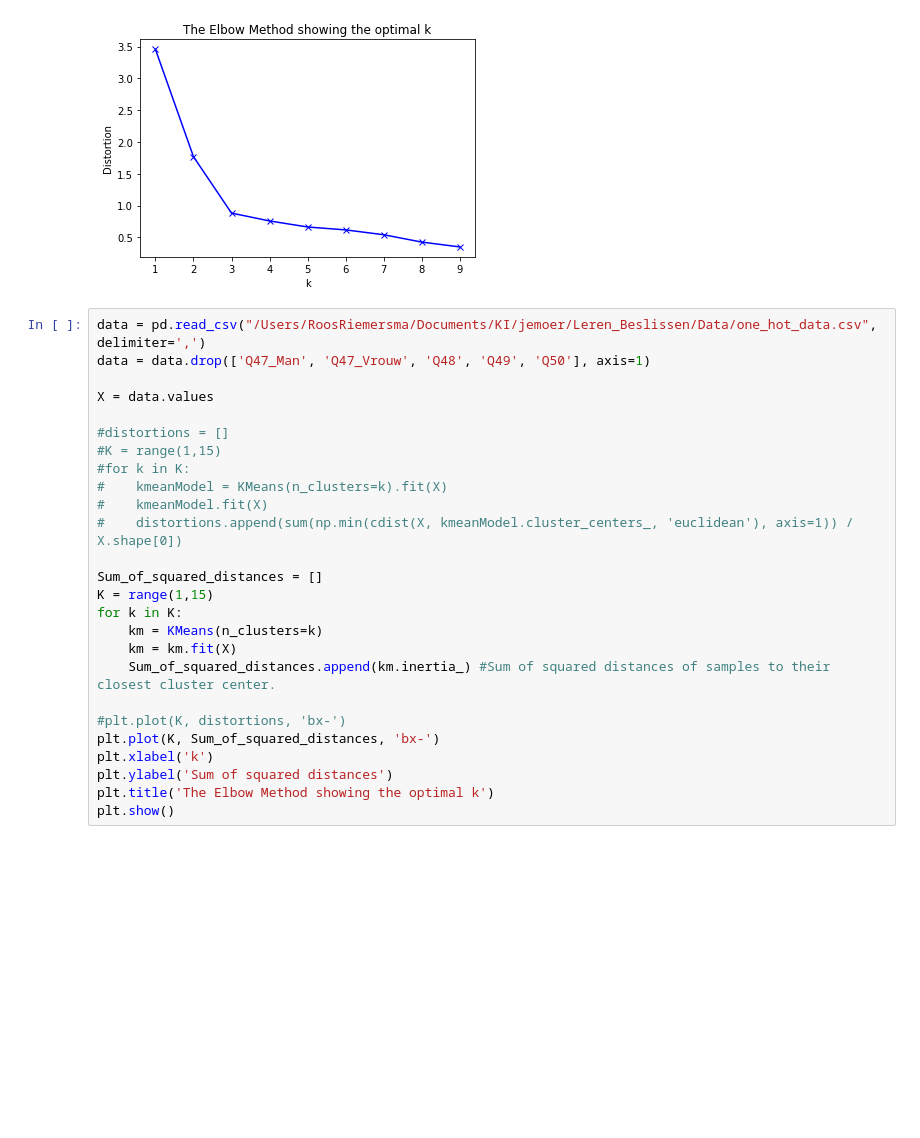
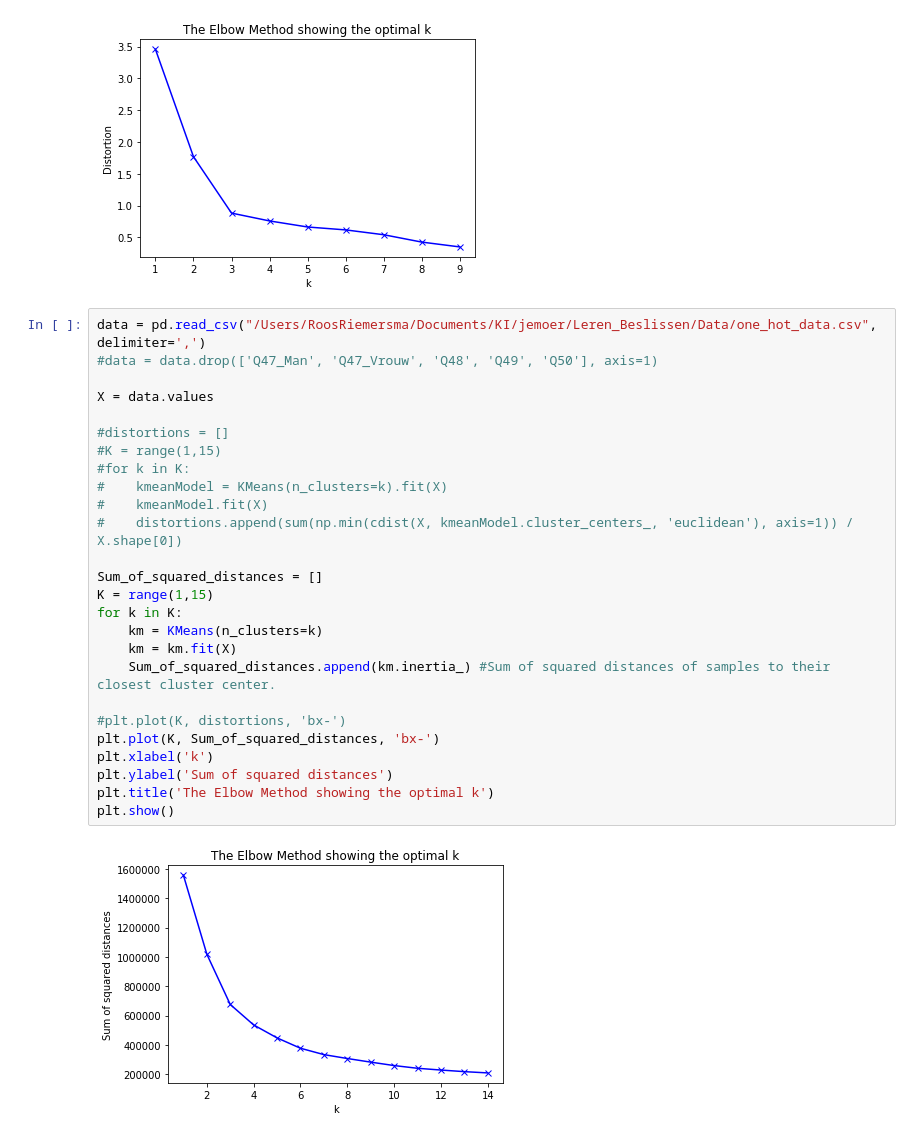
Before and after one commit to RoelvdBurght/Leren_Beslissen, a Jupyter notebook: Roos/bewerken_data.ipynb, the cells around one changed output. Saved outputs shown, nothing was run; the diff lists cells and outputs as text; blank space fills up the shorter version.

```diff
--- a/Roos/bewerken_data.ipynb
+++ b/Roos/bewerken_data.ipynb
@@ -83,27 +83,29 @@ plt.show()
 [figure]
 # %%
 data = pd.read_csv("/Users/RoosRiemersma/Documents/KI/jemoer/Leren_Beslissen/Data/one_hot_data.csv", delimiter=',')
-data = data.drop(['Q47_Man', 'Q47_Vrouw', 'Q48', 'Q49', 'Q50'], axis=1)
+#data = data.drop(['Q47_Man', 'Q47_Vrouw', 'Q48', 'Q49', 'Q50'], axis=1)
 
 X = data.values
 
 #distortions = []
 #K = range(1,15)
 #for k in K:
 #    kmeanModel = KMeans(n_clusters=k).fit(X)
 #    kmeanModel.fit(X)
 #    distortions.append(sum(np.min(cdist(X, kmeanModel.cluster_centers_, 'euclidean'), axis=1)) / X.shape[0])
 
 Sum_of_squared_distances = []
 K = range(1,15)
 for k in K:
     km = KMeans(n_clusters=k)
     km = km.fit(X)
     Sum_of_squared_distances.append(km.inertia_) #Sum of squared distances of samples to their closest cluster center.
 
 #plt.plot(K, distortions, 'bx-')
 plt.plot(K, Sum_of_squared_distances, 'bx-')
 plt.xlabel('k')
 plt.ylabel('Sum of squared distances')
 plt.title('The Elbow Method showing the optimal k')
 plt.show()
+# %% [output]
+[figure, added]
```
